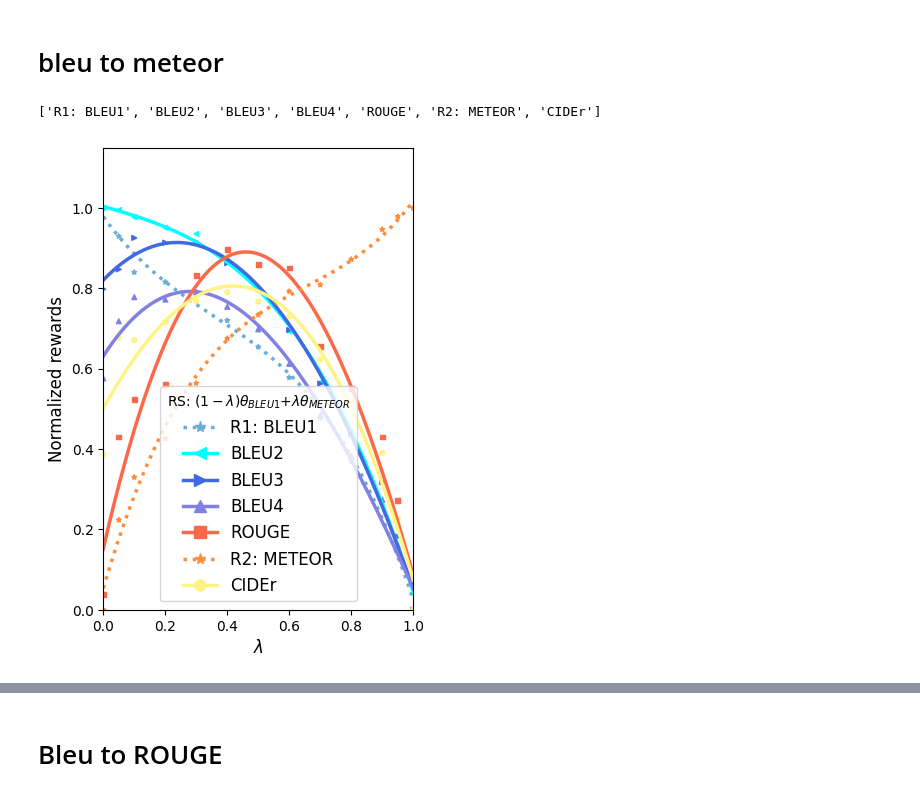
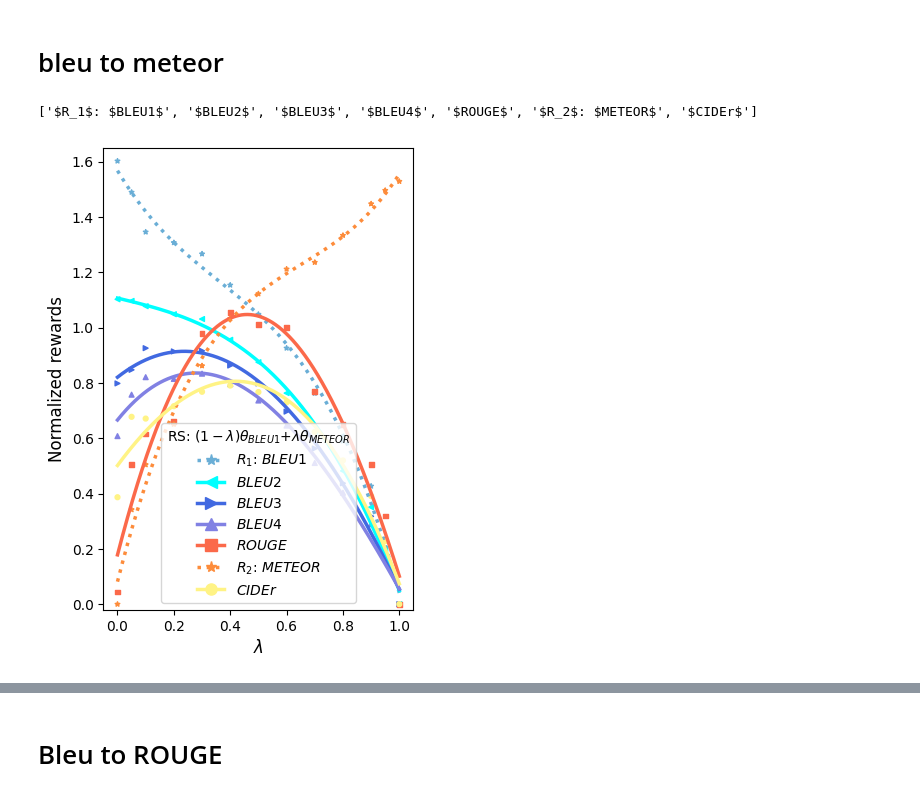
Before and after one commit to alexrame/domainbedv2, a Jupyter notebook: notebooks/rl/captioning/wa_rl_captioning.ipynb, the cells around one changed output, grey strips where cells are left out. Saved outputs shown, nothing was run; the diff lists cells and outputs as text; code cells hidden in the pictures.

```diff
--- a/notebooks/rl/captioning/wa_rl_captioning.ipynb
+++ b/notebooks/rl/captioning/wa_rl_captioning.ipynb
@@ -102,9 +102,10 @@ def get_minmax(list_ls):
                     dict_key_to_minmax[key][0],
                     line[key]
                 )
-                dict_key_to_minmax[key][1] = max(
-                    dict_key_to_minmax[key][1],
-                    line[key])
+    for key in dict_key_to_minmax:
+        dict_key_to_minmax[key][1] = max(
+            dict_key_to_minmax[key][1],
+            fts_bleu.l_step[0][key])
     for key in dict_key_to_minmax.keys():
         dict_key_to_minmax[key].append(
             dict_key_to_minmax[key][1] - dict_key_to_minmax[key][0]
@@ -134,7 +135,8 @@ clean_kwargs_scatter = {
     ],
     "order": "3",
     "title": None,
-    "_dict_key_to_limit": {"x": (0., 1.), "y": (0, 1.08)},
+    "fontsize": "medium",
+    "_dict_key_to_limit": {}, # "x": (0., 1.), "y": (0, 1.08)},
     "_dict_key_to_label": {"1-lambda": r'$\lambda$', "lambda": r'$\lambda$',  "METEOR": "METEOR", "CIDEr": "CIDEr"}
 }
 keys_y=["Bleu_1", "Bleu_2", "Bleu_3", "Bleu_4", "ROUGE_L", "METEOR", "CIDEr"]
@@ -160,8 +162,8 @@ def plot_scatter_captioning(l, key_1, key_2, dict_key_to_minmax=dict_key_to_minm
     for key in clean_kwargs_scatter.keys():
         if key not in kwargs:
             kwargs[key] = clean_kwargs_scatter[key]
-    suffixes = ["R1: " if key == key_1 else ("R2: " if key == key_2 else "") for key in keys_y]
-    labels = [suffix + dict_key_to_label[key] for suffix, key in zip(suffixes, keys_y)]
+    suffixes = [r"$R_1$: " if key == key_1 else (r"$R_2$: " if key == key_2 else "") for key in keys_y]
+    labels = [suffix + r"${l}$".format(l=dict_key_to_label[key]) for suffix, key in zip(suffixes, keys_y)]
     print(labels)
     markers = ["*" if key in [key_1, key_2] else dict_key_to_marker[key] for key in keys_y]
     linestyles = ["dotted" if key in [key_1, key_2] else "solid" for key in keys_y]
@@ -332,23 +339,24 @@ plot.save_fig(fig=fig_dr, name="captioning/pareto_captioning_bleu1tobleu4.pdf",
 # %%
 fig_dr = plot_scatter_captioning(
     l=e2e_bleumeteor.l_wa_meteorbleu,
     key_1="Bleu_1",
     key_2="METEOR",
     order="3",
     dict_key_to_minmax=dict_key_to_minmax_e2e,
-    _dict_key_to_limit={
-        "x": (0., 1.),
-        "y": (0, 1.15)
-    }
+    _dict_key_to_limit={"y": (-0.02, 1.65)}
+    # _dict_key_to_limit={
+    #     "x": (0., 1.),
+    #     "y": (0, 1.15)
+    # }
 )
 plot.save_fig(
     fig=fig_dr,
     name="captioning/lambda_captioning_e2e_bleu1tometeor.pdf",
     do_save=do_save,
 )
 # %% [output]
-['R1: BLEU1', 'BLEU2', 'BLEU3', 'BLEU4', 'ROUGE', 'R2: METEOR', 'CIDEr']
+['$R_1$: $BLEU1$', '$BLEU2$', '$BLEU3$', '$BLEU4$', '$ROUGE$', '$R_2$: $METEOR$', '$CIDEr$']
-[figure, old version]
+[figure, new version]
 # %%
 fig_dr = plot_captioning(
     list_l=[
```
Also changed, not shown: parts of 22 cells of this notebook, 7 other files.
